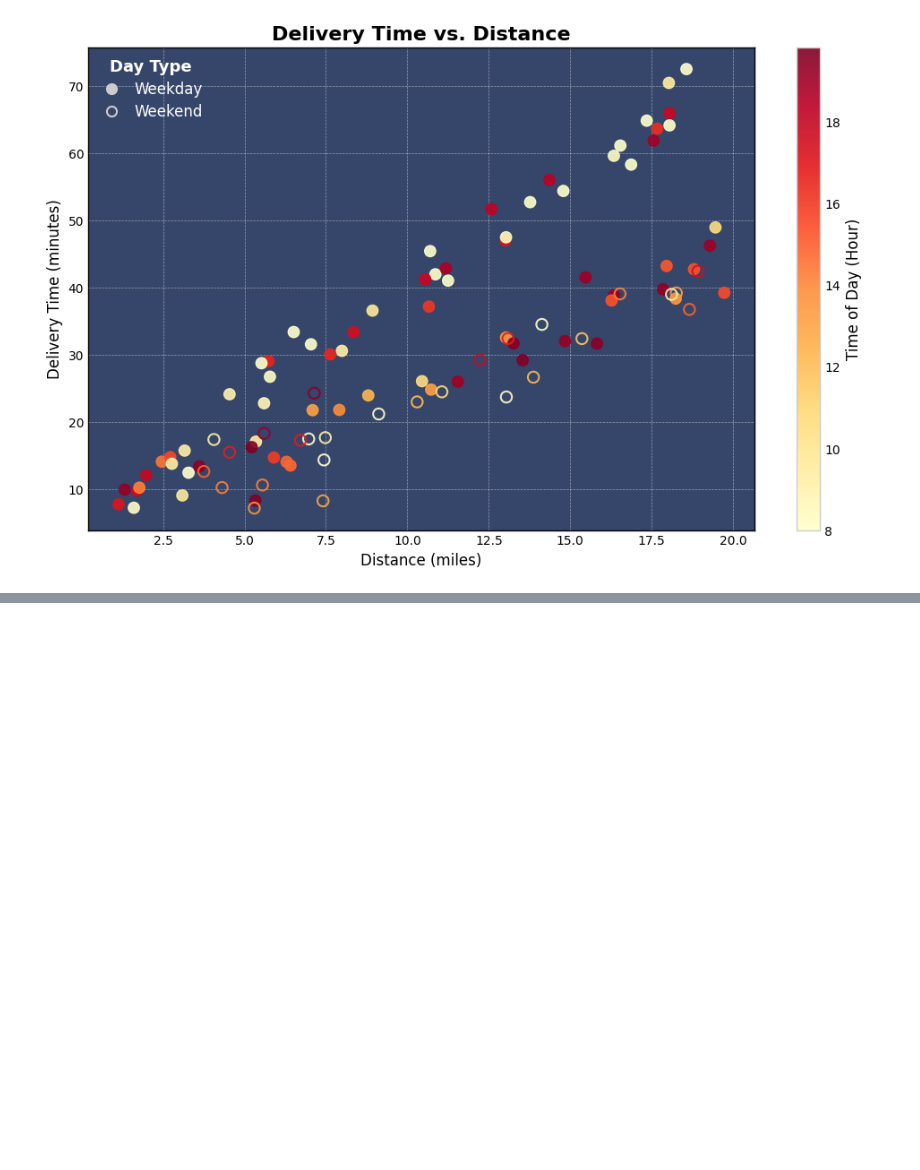
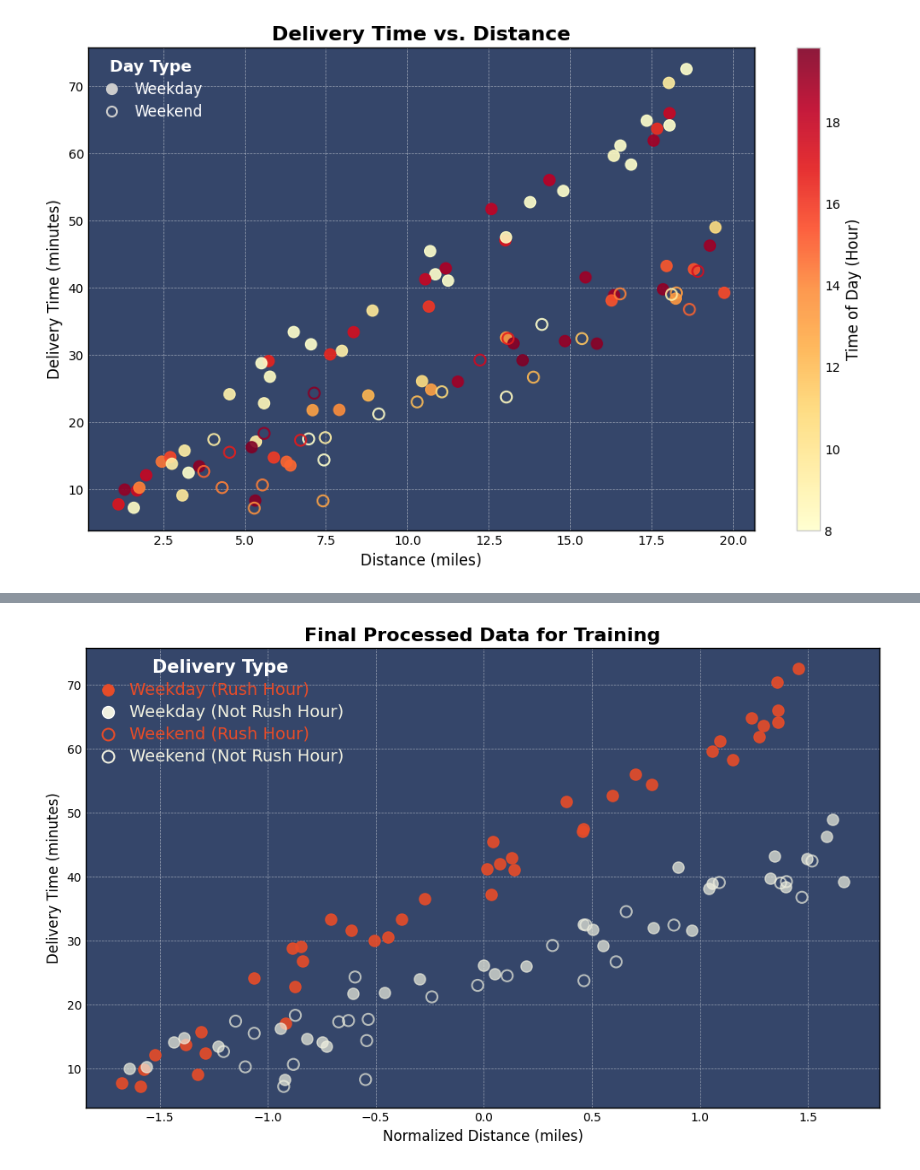
Before and after one commit to abgoswam/ml_scratch_pad_01, a Jupyter notebook: course_pytorch_4_dl/course_01_assignment_01/trial_01.ipynb, the cells around one changed output, grey strips where cells are left out. Drawn from its saved outputs; the diff is of its cells as text; code cells hidden in the pictures; blank space fills up the shorter version.

```diff
--- a/course_pytorch_4_dl/course_01_assignment_01/trial_01.ipynb
+++ b/course_pytorch_4_dl/course_01_assignment_01/trial_01.ipynb
@@ -31,0 +120,2 @@ helper_utils.plot_delivery_data(data_df)
+# %%
+full_tensor = torch.tensor(data_df.values, dtype=torch.float32)
@@ -31,0 +128,3 @@ helper_utils.plot_delivery_data(data_df)
+# %%
+raw_distances = full_tensor[:, 0]
+print(raw_distances)
@@ -31,0 +161,29 @@ helper_utils.plot_delivery_data(data_df)
+# %%
+# GRADED FUNCTION: rush_hour_feature
+
+def rush_hour_feature(hours_tensor, weekends_tensor):
+    """
+    Engineers a new binary feature indicating if a delivery is in a weekday rush hour.
+
+    Args:
+        hours_tensor (torch.Tensor): A tensor of delivery times of day.
+        weekends_tensor (torch.Tensor): A tensor indicating if a delivery is on a weekend.
+
+    Returns:
+        torch.Tensor: A tensor of 0s and 1s indicating weekday rush hour.
+    """
+
+    ### START CODE HERE ###
+
+    # Define rush hour and weekday conditions
+    is_morning_rush = (hours_tensor >= 8.0) & (hours_tensor < 10.0)
+    is_evening_rush = (hours_tensor >= 16.0) & (hours_tensor < 19.0)
+    is_weekday = ~weekends_tensor.bool()
+
+    # Combine the conditions to create the final rush hour mask
+    is_rush_hour_mask = is_weekday & (is_morning_rush | is_evening_rush)
+
+    ### END CODE HERE ###
+
+    # Convert the boolean mask to a float tensor to use as a numerical feature
+    return is_rush_hour_mask.float()
@@ -31,0 +306,7 @@ helper_utils.plot_delivery_data(data_df)
+# %%
+# Process the entire DataFrame to get the final feature and target tensors.
+features, targets, _ = prepare_data(data_df)
+# %%
+helper_utils.plot_final_data(features, targets)
+# %% [output]
+[figure, added]
```
Also changed, not shown: parts of 20 cells of this notebook, 2 other files.
